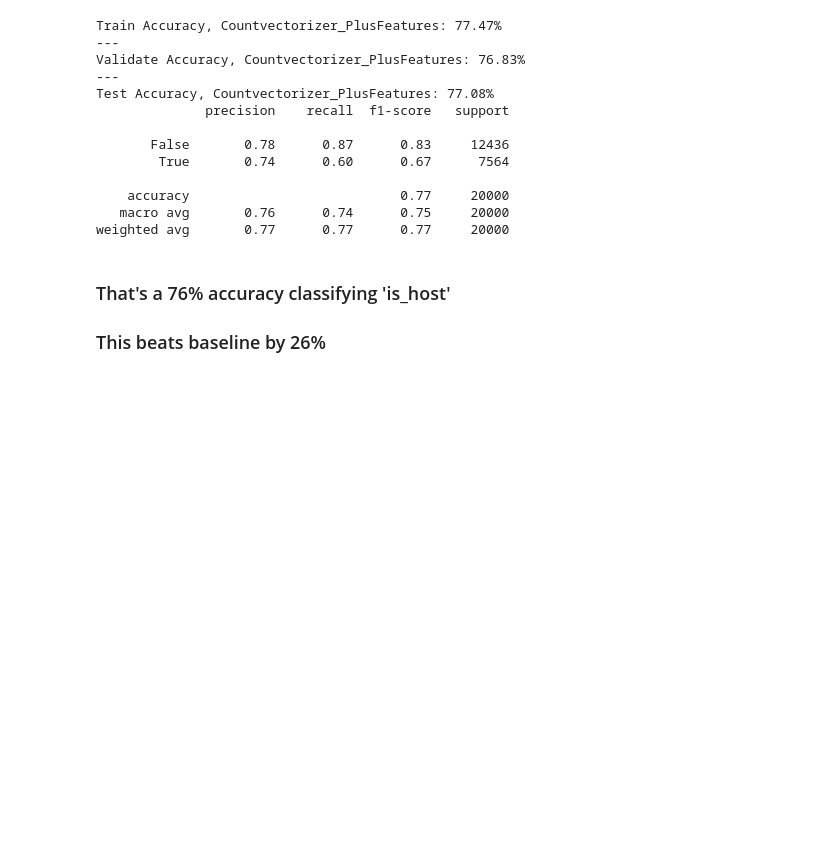
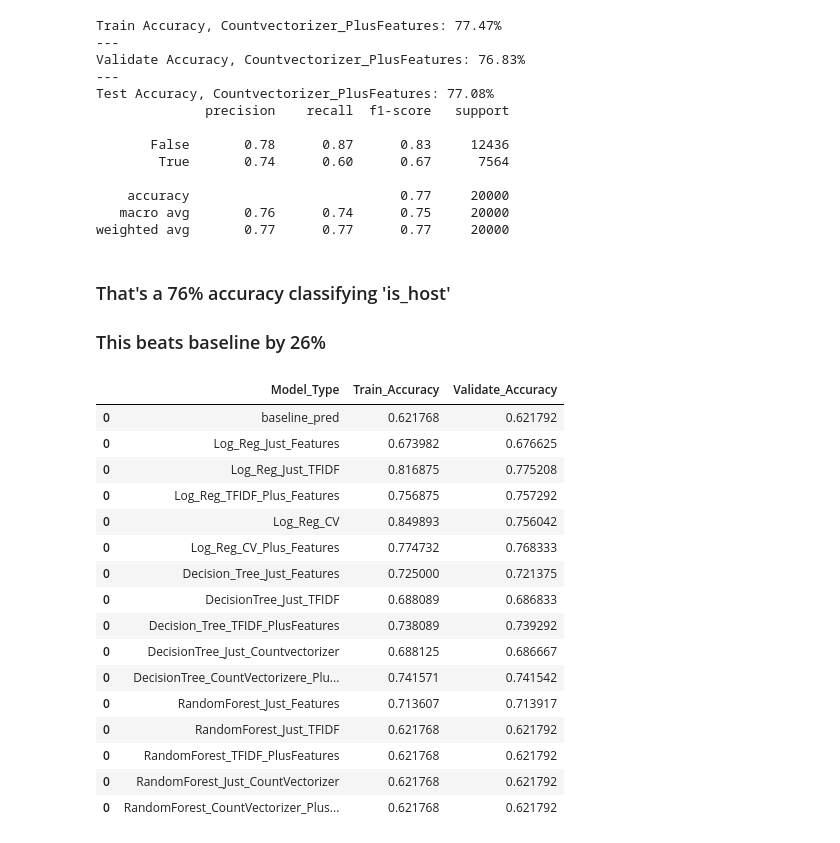
Before and after one commit to npr-nlp/npr-nlp-project, a Jupyter notebook: brian_modeling_notebook.ipynb, the cells around one changed output. Saved outputs shown, nothing was run; the diff lists cells and outputs as text; code cells hidden in the pictures; blank space fills up the shorter version.

```diff
--- a/brian_modeling_notebook.ipynb
+++ b/brian_modeling_notebook.ipynb
@@ -117,3 +117,25 @@ weighted avg       0.77      0.77      0.77     20000
 # %% [markdown]
 ### That's a 76% accuracy classifying 'is_host'
 ### This beats baseline by 26%
+# %%
+for_graph = eval_df.drop(columns=['Accuracy_Difference','Beats_Baseline_By'])
+# %%
+for_graph
+# %% [output]
+|  | Model_Type | Train_Accuracy | Validate_Accuracy |
+| 0 | baseline_pred | 0.621768 | 0.621792 |
+| 0 | Log_Reg_Just_Features | 0.673982 | 0.676625 |
+| 0 | Log_Reg_Just_TFIDF | 0.816875 | 0.775208 |
+| 0 | Log_Reg_TFIDF_Plus_Features | 0.756875 | 0.757292 |
+| 0 | Log_Reg_CV | 0.849893 | 0.756042 |
+| 0 | Log_Reg_CV_Plus_Features | 0.774732 | 0.768333 |
+| 0 | Decision_Tree_Just_Features | 0.725000 | 0.721375 |
+| 0 | DecisionTree_Just_TFIDF | 0.688089 | 0.686833 |
+| 0 | Decision_Tree_TFIDF_PlusFeatures | 0.738089 | 0.739292 |
+| 0 | DecisionTree_Just_Countvectorizer | 0.688125 | 0.686667 |
+| 0 | DecisionTree_CountVectorizere_Plu... | 0.741571 | 0.741542 |
+| 0 | RandomForest_Just_Features | 0.713607 | 0.713917 |
+| 0 | RandomForest_Just_TFIDF | 0.621768 | 0.621792 |
+| 0 | RandomForest_TFIDF_PlusFeatures | 0.621768 | 0.621792 |
+| 0 | RandomForest_Just_CountVectorizer | 0.621768 | 0.621792 |
+| 0 | RandomForest_CountVectorizer_Plus... | 0.621768 | 0.621792 |
```
Also changed, not shown: parts of 1 cell of this notebook, 1 other file.
